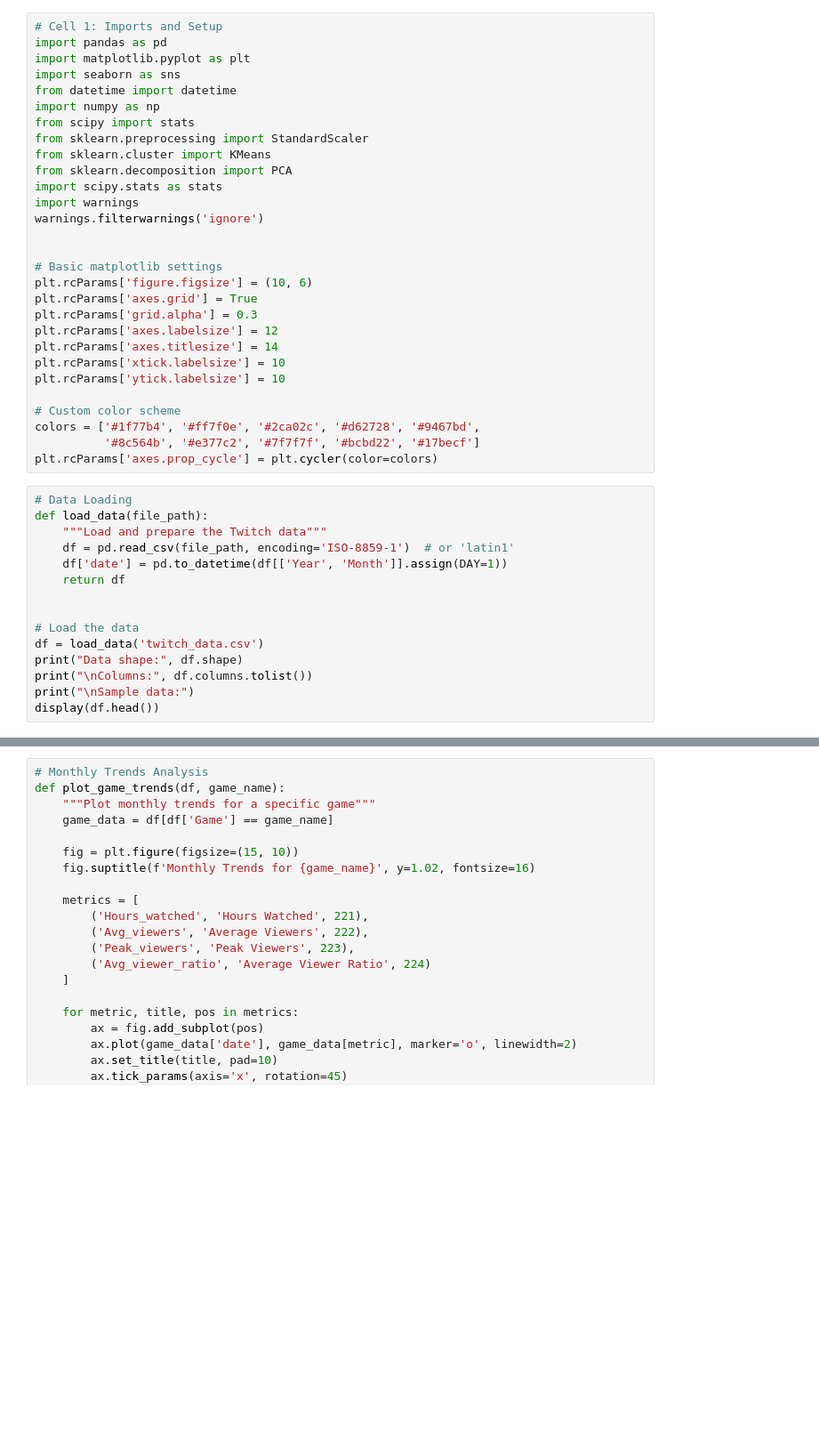
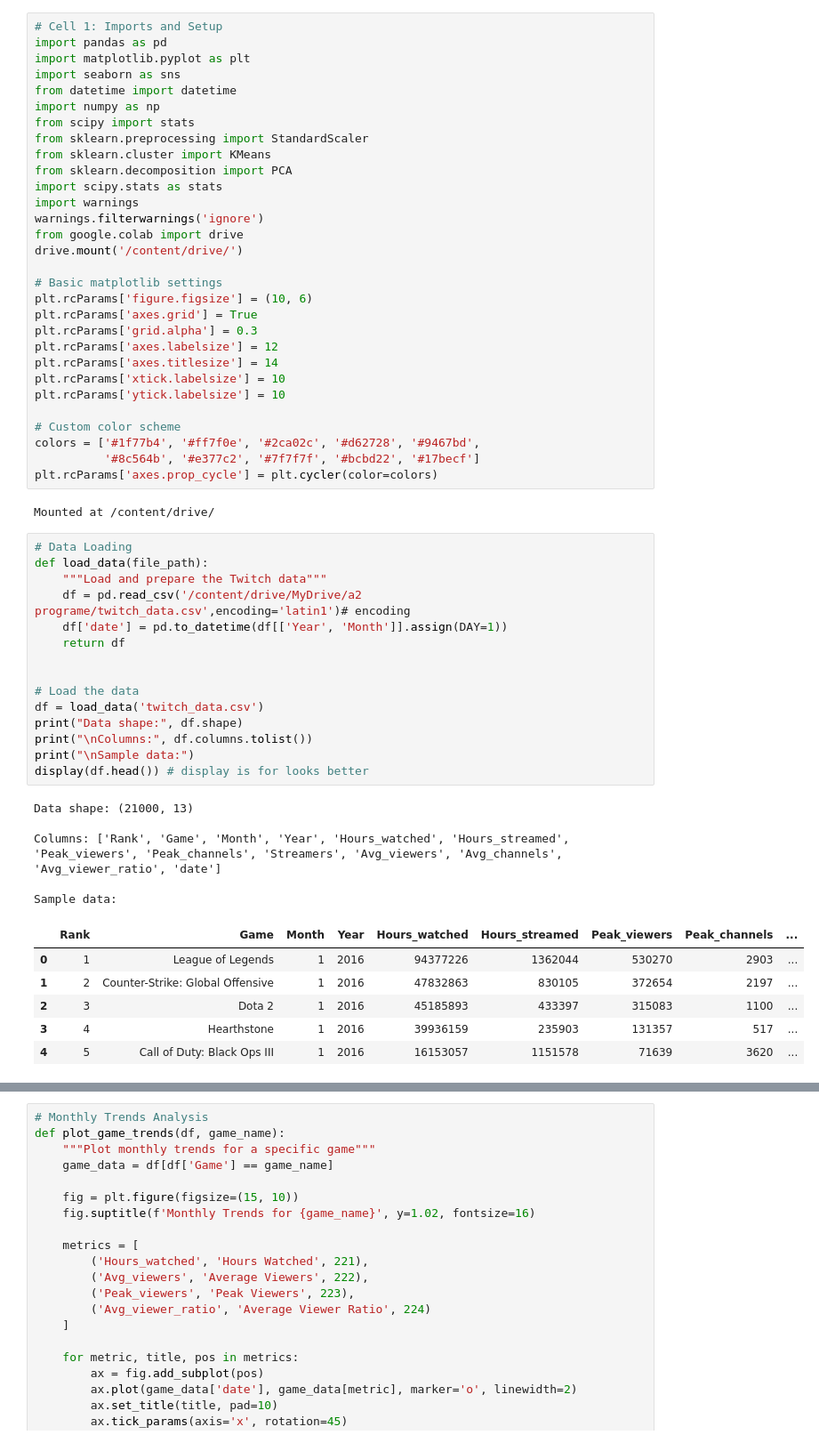
Before and after one commit to xx2002xx/xin, a Jupyter notebook: main.ipynb, the cells around one changed output, grey strips where cells are left out. Shown at 89% size. Drawn from its saved outputs; the diff is of its cells as text; blank space fills up the shorter version.

```diff
--- a/main.ipynb
+++ b/main.ipynb
@@ -12,7 +14,8 @@ from sklearn.decomposition import PCA
 import scipy.stats as stats
 import warnings
 warnings.filterwarnings('ignore')
-
+from google.colab import drive
+drive.mount('/content/drive/')
 
 # Basic matplotlib settings
 plt.rcParams['figure.figsize'] = (10, 6)
@@ -27,21 +30,35 @@ plt.rcParams['ytick.labelsize'] = 10
 colors = ['#1f77b4', '#ff7f0e', '#2ca02c', '#d62728', '#9467bd',
           '#8c564b', '#e377c2', '#7f7f7f', '#bcbd22', '#17becf']
 plt.rcParams['axes.prop_cycle'] = plt.cycler(color=colors)
+# %% [output]
+Mounted at /content/drive/
 # %%
 # Data Loading
 def load_data(file_path):
     """Load and prepare the Twitch data"""
-    df = pd.read_csv(file_path, encoding='ISO-8859-1')  # or 'latin1'
+    df = pd.read_csv('/content/drive/MyDrive/a2 programe/twitch_data.csv',encoding='latin1')# encoding
     df['date'] = pd.to_datetime(df[['Year', 'Month']].assign(DAY=1))
     return df
 
 
 # Load the data
 df = load_data('twitch_data.csv')
 print("Data shape:", df.shape)
 print("\nColumns:", df.columns.tolist())
 print("\nSample data:")
-display(df.head())
+display(df.head()) # display is for looks better
+# %% [output]
+Data shape: (21000, 13)
+
+Columns: ['Rank', 'Game', 'Month', 'Year', 'Hours_watched', 'Hours_streamed', 'Peak_viewers', 'Peak_channels', 'Streamers', 'Avg_viewers', 'Avg_channels', 'Avg_viewer_ratio', 'date']
+
+Sample data:
+|  | Rank | Game | Month | Year | Hours_watched | Hours_streamed | Peak_viewers | Peak_channels | ... |
+| 0 | 1 | League of Legends | 1 | 2016 | 94377226 | 1362044 | 530270 | 2903 | ... |
+| 1 | 2 | Counter-Strike: Global Offensive | 1 | 2016 | 47832863 | 830105 | 372654 | 2197 | ... |
+| 2 | 3 | Dota 2 | 1 | 2016 | 45185893 | 433397 | 315083 | 1100 | ... |
+| 3 | 4 | Hearthstone | 1 | 2016 | 39936159 | 235903 | 131357 | 517 | ... |
+| 4 | 5 | Call of Duty: Black Ops III | 1 | 2016 | 16153057 | 1151578 | 71639 | 3620 | ... |
 # %%
 # Basic Statistics Function
 def basic_statistics(df):
```
Also changed, not shown: parts of 3 cells of this notebook.
